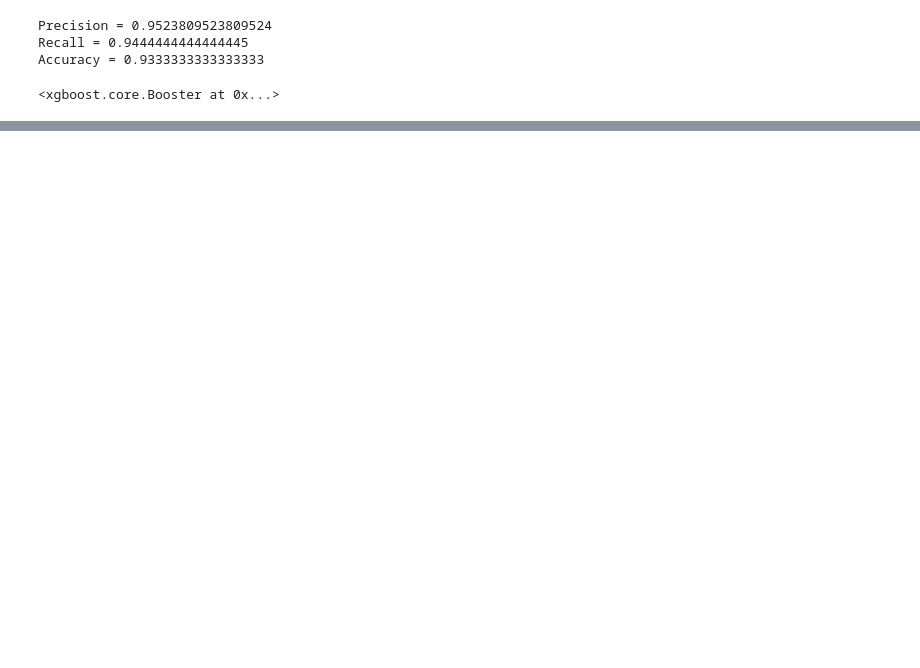
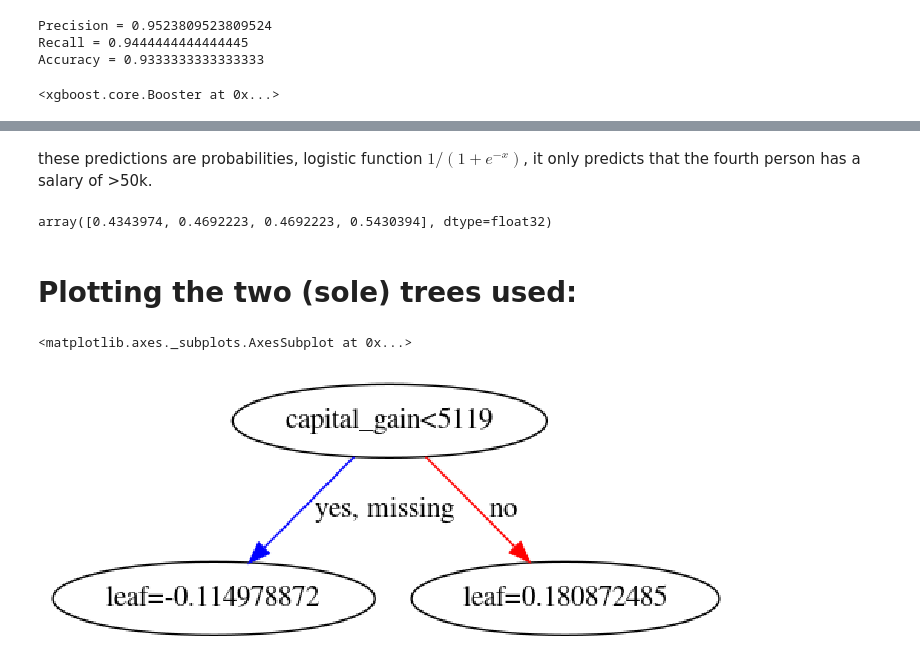
Before and after one commit to stuartzong/xgboost, a Jupyter notebook: xgboost_20190530.ipynb, the cells around one changed output, grey strips where cells are left out. Drawn from its saved outputs; the diff is of its cells as text; code cells hidden in the pictures; blank space fills up the shorter version.

```diff
--- a/xgboost_20190530.ipynb
+++ b/xgboost_20190530.ipynb
@@ -172,0 +339,19 @@ model
+# %%
+# Let's assume we have only two base-learner, that are simple stumps.
+
+our_params = {
+  'eta'             : 0.1,      # aka. learning_rate
+  'seed'            : 0,
+  'subsample'       : 0.8,
+  'colsample_bytree': 0.8,
+  'objective'       : 'binary:logistic',
+  'max_depth'       : 1,         # Stumps
+  'min_child_weight': 1}
+
+# create XGBoost object using the parameters
+final_gb = xgb.train(our_params, xgdmat, num_boost_round = 2)
+
+# And that we aim to predict the first four entries of our test-set.
+xgdmat4 = xgb.DMatrix(final_test.iloc[0:4,:], y_test[0:4])
+mypreds4 = final_gb.predict(data = xgdmat4)
+# array([0.43447325, 0.46945405, 0.46945405, 0.5424156 ], dtype=float32)
@@ -172,0 +372,16 @@ model
+# %% [markdown]
+these predictions are probabilities, logistic function $ 1/(1+ e^{-x})$, it only predicts that the fourth person has a salary of >50k.
+# %%
+mypreds4
+# %% [output]
+array([0.4343974, 0.4692223, 0.4692223, 0.5430394], dtype=float32)
+# %% [markdown]
+# Plotting the two (sole) trees used:
+# %%
+f, ax = plt.subplots(figsize=(10, 6))
+xgb.plot_tree(final_gb, num_trees=0, ax=ax)
+plt.tight_layout()
+plt.show()
+# %% [output]
+<matplotlib.axes._subplots.AxesSubplot at 0x...>
+[figure, added]
```
Also changed, not shown: parts of 26 cells of this notebook.
